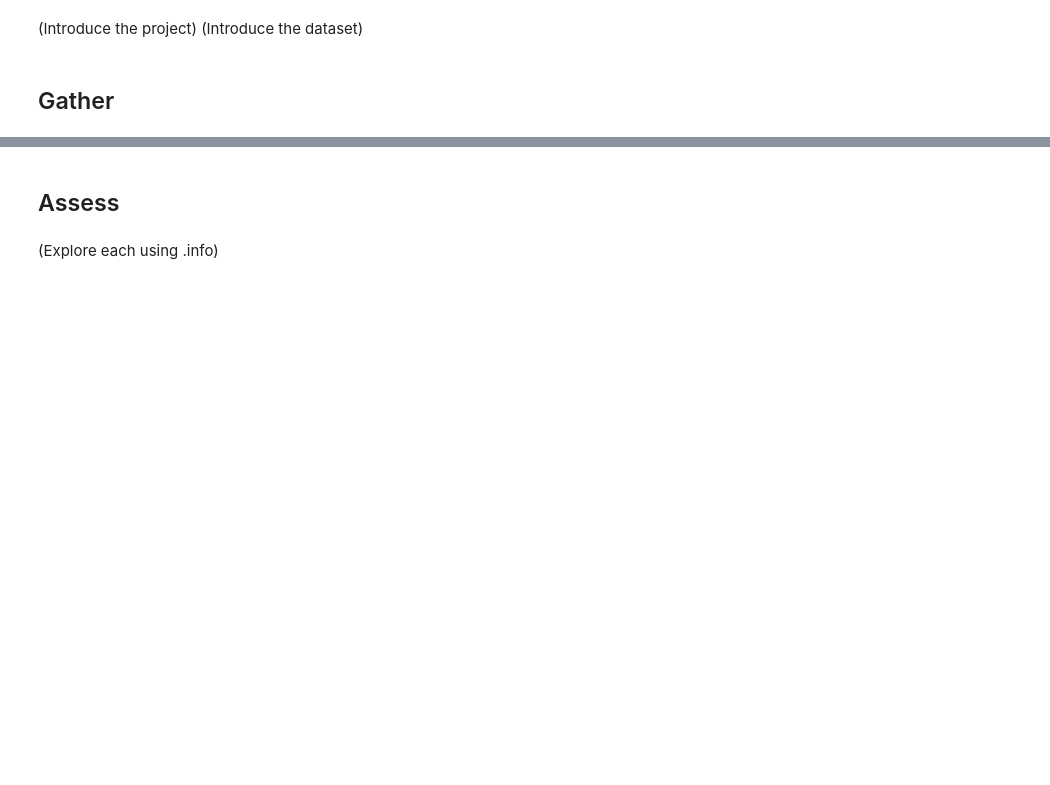
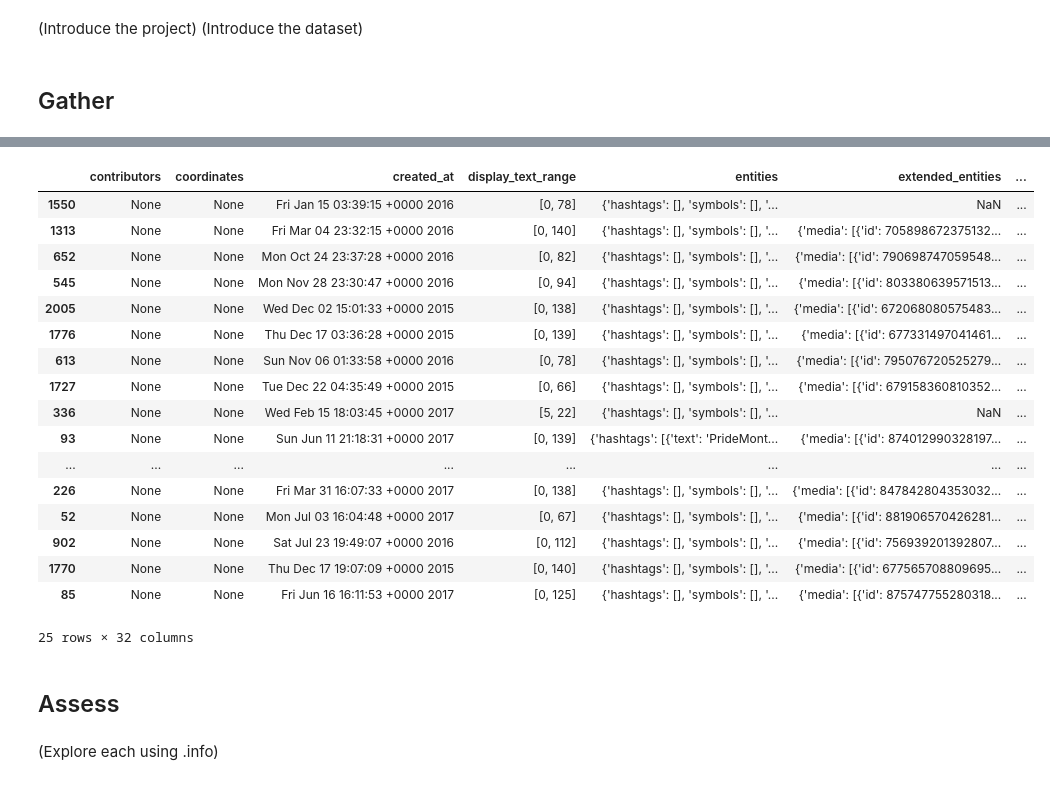
Before and after one commit to Jeffro80/DAND_Wrangle_Data, a Jupyter notebook: wrangle_project.ipynb, the cells around one changed output, grey strips where cells are left out. Saved outputs shown, nothing was run; the diff lists cells and outputs as text; code cells hidden in the pictures; blank space fills up the shorter version.

```diff
--- a/wrangle_project.ipynb
+++ b/wrangle_project.ipynb
@@ -100,11 +103,31 @@ with open('fails_dict.csv', 'r') as f:
 # %%
 # Load extended tweet data
 tweets = []
 with open('tweet_json.txt') as json_file:
     for line in json_file:
         tweets.append(json.loads(line))
+
+# Place extended tweet data into a dataframe
 extended_data = pd.DataFrame(tweets)
-extended_data.head()
+# %% [output]
+|  | contributors | coordinates | created_at | display_text_range | entities | extended_entities | ... |
+| 1550 | None | None | Fri Jan 15 03:39:15 +0000 2016 | [0, 78] | {'hashtags': [], 'symbols': [], '... | NaN | ... |
+| 1313 | None | None | Fri Mar 04 23:32:15 +0000 2016 | [0, 140] | {'hashtags': [], 'symbols': [], '... | {'media': [{'id': 705898672375132... | ... |
+| 652 | None | None | Mon Oct 24 23:37:28 +0000 2016 | [0, 82] | {'hashtags': [], 'symbols': [], '... | {'media': [{'id': 790698747059548... | ... |
+| 545 | None | None | Mon Nov 28 23:30:47 +0000 2016 | [0, 94] | {'hashtags': [], 'symbols': [], '... | {'media': [{'id': 803380639571513... | ... |
+| 2005 | None | None | Wed Dec 02 15:01:33 +0000 2015 | [0, 138] | {'hashtags': [], 'symbols': [], '... | {'media': [{'id': 672068080575483... | ... |
+| 1776 | None | None | Thu Dec 17 03:36:28 +0000 2015 | [0, 139] | {'hashtags': [], 'symbols': [], '... | {'media': [{'id': 677331497041461... | ... |
+| 613 | None | None | Sun Nov 06 01:33:58 +0000 2016 | [0, 78] | {'hashtags': [], 'symbols': [], '... | {'media': [{'id': 795076720525279... | ... |
+| 1727 | None | None | Tue Dec 22 04:35:49 +0000 2015 | [0, 66] | {'hashtags': [], 'symbols': [], '... | {'media': [{'id': 679158360810352... | ... |
+| 336 | None | None | Wed Feb 15 18:03:45 +0000 2017 | [5, 22] | {'hashtags': [], 'symbols': [], '... | NaN | ... |
+| 93 | None | None | Sun Jun 11 21:18:31 +0000 2017 | [0, 139] | {'hashtags': [{'text': 'PrideMont... | {'media': [{'id': 874012990328197... | ... |
+| ... | ... | ... | ... | ... | ... | ... | ... |
+| 226 | None | None | Fri Mar 31 16:07:33 +0000 2017 | [0, 138] | {'hashtags': [], 'symbols': [], '... | {'media': [{'id': 847842804353032... | ... |
+| 52 | None | None | Mon Jul 03 16:04:48 +0000 2017 | [0, 67] | {'hashtags': [], 'symbols': [], '... | {'media': [{'id': 881906570426281... | ... |
+| 902 | None | None | Sat Jul 23 19:49:07 +0000 2016 | [0, 112] | {'hashtags': [], 'symbols': [], '... | {'media': [{'id': 756939201392807... | ... |
+| 1770 | None | None | Thu Dec 17 19:07:09 +0000 2015 | [0, 140] | {'hashtags': [], 'symbols': [], '... | {'media': [{'id': 677565708809695... | ... |
+| 85 | None | None | Fri Jun 16 16:11:53 +0000 2017 | [0, 125] | {'hashtags': [], 'symbols': [], '... | {'media': [{'id': 875747755280318... | ... |
+25 rows × 32 columns
 # %% [markdown]
 ## Assess
 # %% [markdown]
```
Also changed, not shown: parts of 10 cells of this notebook.
